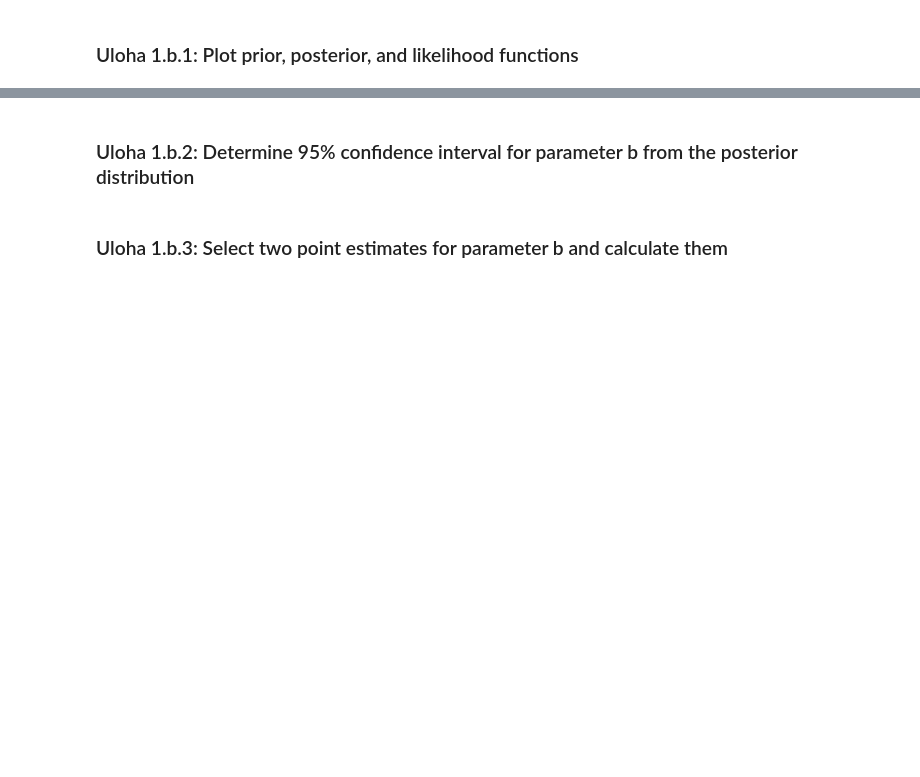
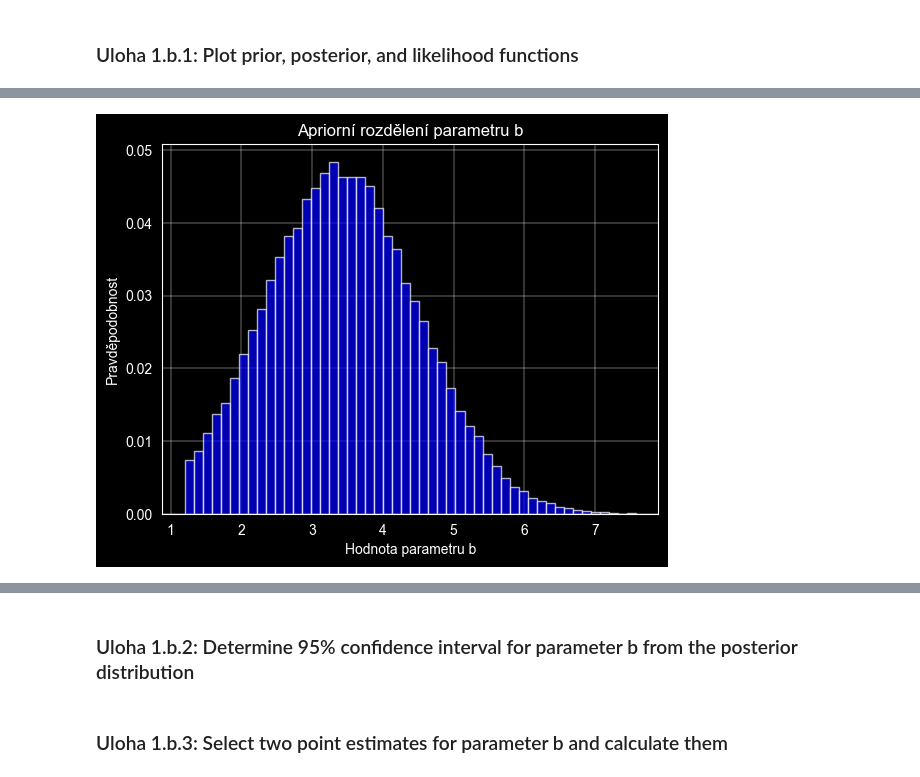
Before and after one commit to zdeneklapes/msp-project2, a Jupyter notebook: xlapes02.ipynb, the cells around one changed output, grey strips where cells are left out. Drawn from its saved outputs; the diff is of its cells as text; code cells hidden in the pictures; blank space fills up the shorter version.

```diff
--- a/xlapes02.ipynb
+++ b/xlapes02.ipynb
@@ -274,15 +273,3 @@ Posterior estimate: 1.67619
 ## ULOHA 1.b - Aproximace diskrétním rozdělením [2 body]
 # %% [markdown]
 ### Load data
-# %%
-DEBUG = 1
-# Extract relevant columns
-prior_data = df_uloha_1['uloha_1 b)_prior']
-observed_data = df_uloha_1['uloha_1 b)_pozorování']
-group_column = df_uloha_1['skupina']
-print_debug(f"{prior_data=}")
-print()
-print_debug(f"{observed_data=}")
-print()
-print_debug(f"{group_column=}")
-print()
@@ -344,0 +346,15 @@ len(group_column)=100000
+# %%
+# Prior distribution
+bins = 50  # number of intervals
+hist, bin_edges = np.histogram(data['1_b_prior'], bins=bins, density=True)
+print_debug(f"{hist=}")
+print_debug(f"{len(hist)=}")
+print_debug()
+print_debug(f"{bin_edges=}")
+print_debug(f"{len(bin_edges)=}")
+
+bin_centers = (bin_edges[:-1] + bin_edges[1:]) / 2
+# bin_max = np.max(bin_edges)
+bin_centers
+bin_edges[:-1]
+bin_edges[1:]
@@ -344,0 +372,20 @@ len(group_column)=100000
+# %%
+def task_1_b_1_plot_prior():
+    prior = task_1_b_1_prior(data['1_b_prior'])
+
+    bins = prior['bin_centers']
+    # bins = prior['bin_max']
+    prior_distribution = prior['prior_distribution']
+    bin_edges = prior['bin_edges']
+    width = bin_edges[1] - bin_edges[0]
+
+    # Vykreslení apriorního rozdělení
+    plt.bar(x=bins, height=prior_distribution, width=width, color='blue', alpha=0.7)
+    plt.title('Apriorní rozdělení parametru b')
+    plt.xlabel('Hodnota parametru b')
+    plt.ylabel('Pravděpodobnost')
+    plt.show()
+
+t_1_b_1 = task_1_b_1_plot_prior()
+# %% [output]
+[figure, added]
```
Also changed, not shown: parts of 39 cells of this notebook.
